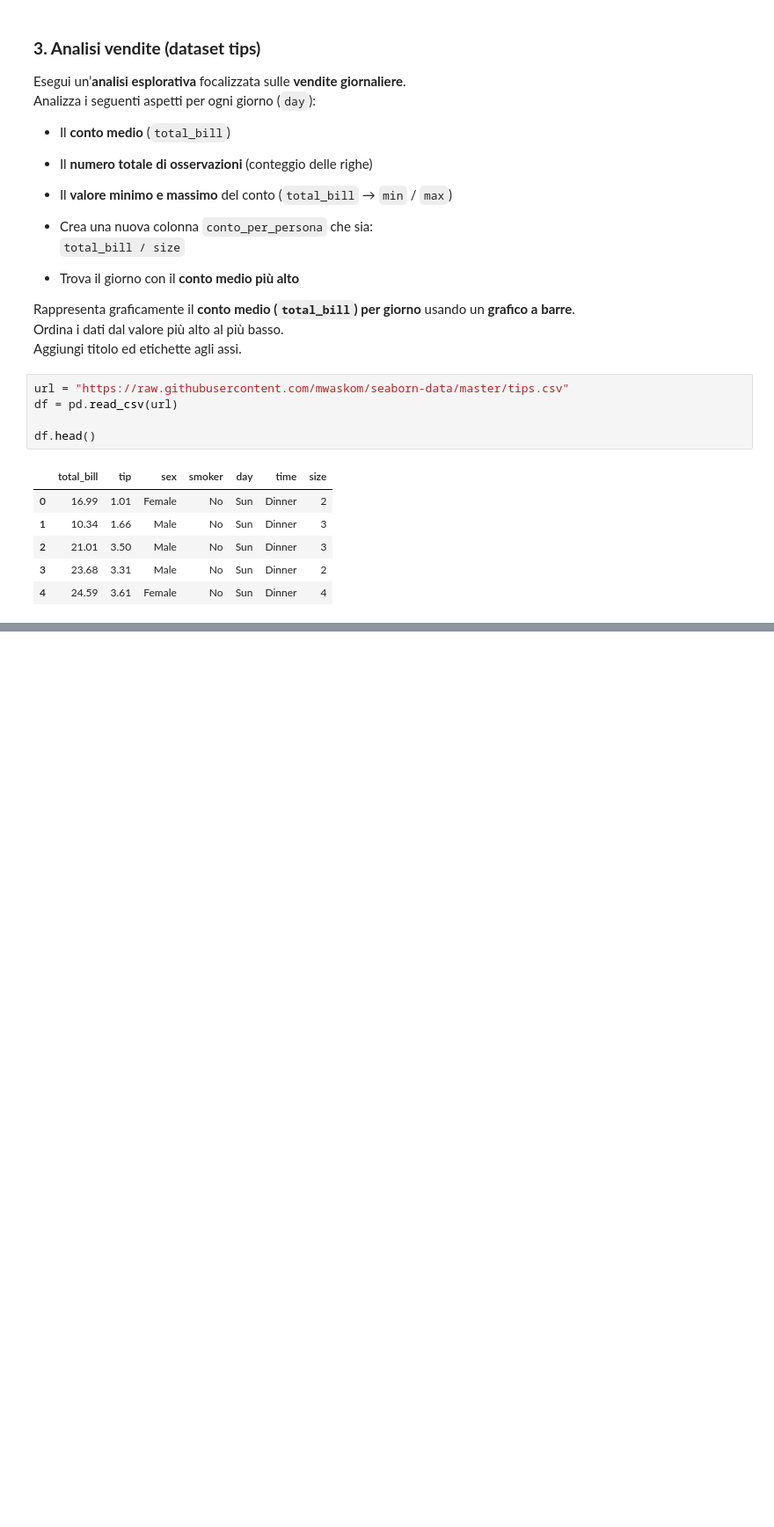
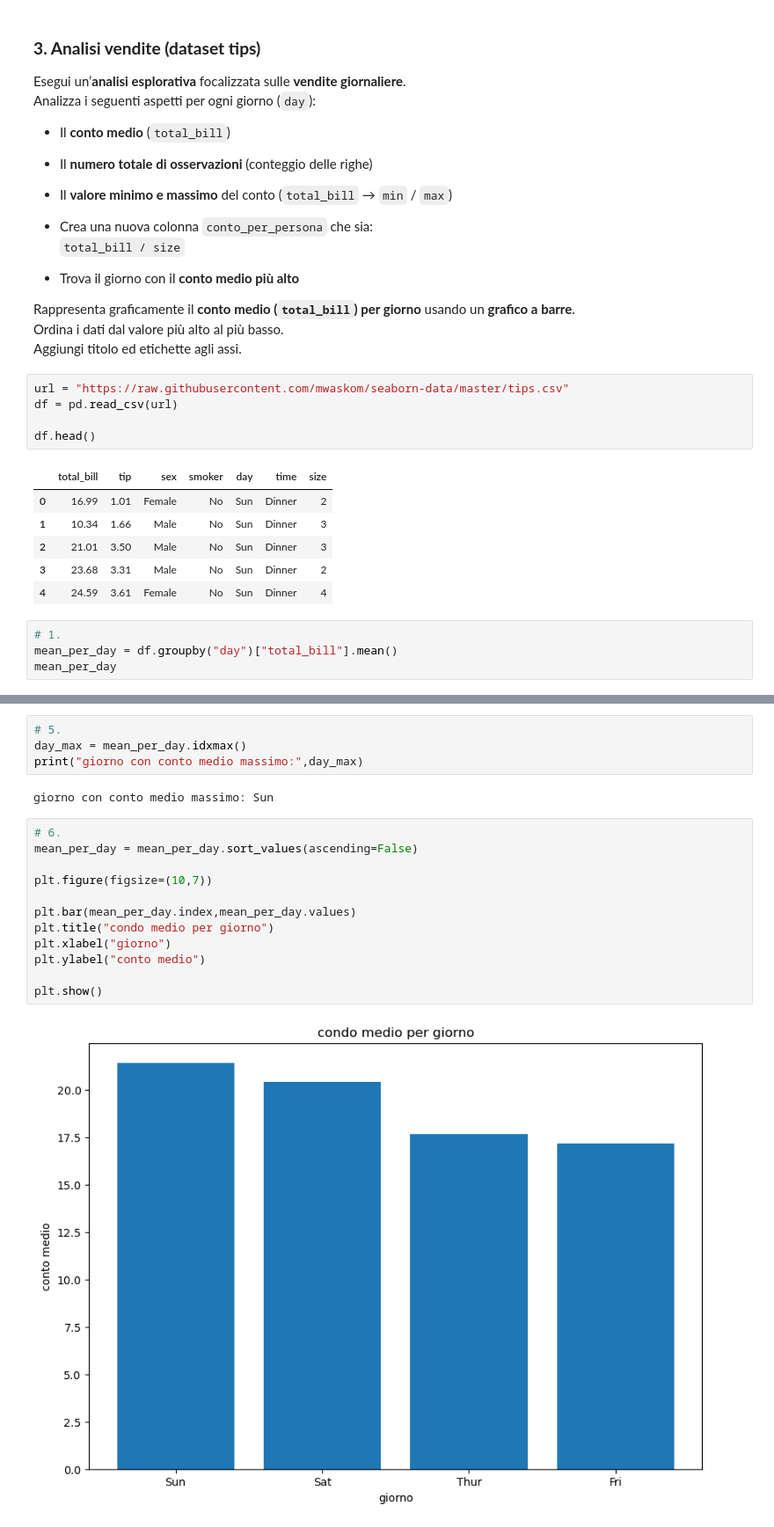
Before and after one commit to mattialuvisetto/ProgrammingLab, a Jupyter notebook: ESERCIZILAB2/3.5_Esercizi_lez_3.ipynb, the cells around one changed output, grey strips where cells are left out. Shown at 88% size. Drawn from its saved outputs; the diff is of its cells as text; blank space fills up the shorter version.

```diff
--- a/ESERCIZILAB2/3.5_Esercizi_lez_3.ipynb
+++ b/ESERCIZILAB2/3.5_Esercizi_lez_3.ipynb
@@ -158,3 +219,7 @@ df.head()
 | 2 | 21.01 | 3.50 | Male | No | Sun | Dinner | 3 |
 | 3 | 23.68 | 3.31 | Male | No | Sun | Dinner | 2 |
 | 4 | 24.59 | 3.61 | Female | No | Sun | Dinner | 4 |
+# %%
+# 1.
+mean_per_day = df.groupby("day")["total_bill"].mean()
+mean_per_day
@@ -160,0 +272,20 @@ df.head()
+# %%
+# 5.
+day_max = mean_per_day.idxmax()
+print("giorno con conto medio massimo:",day_max)
+# %% [output]
+giorno con conto medio massimo: Sun
+# %%
+# 6.
+mean_per_day = mean_per_day.sort_values(ascending=False)
+
+plt.figure(figsize=(10,7))
+
+plt.bar(mean_per_day.index,mean_per_day.values)
+plt.title("condo medio per giorno")
+plt.xlabel("giorno")
+plt.ylabel("conto medio")
+
+plt.show()
+# %% [output]
+[figure, added]
```
Also changed, not shown: parts of 7 cells of this notebook.
